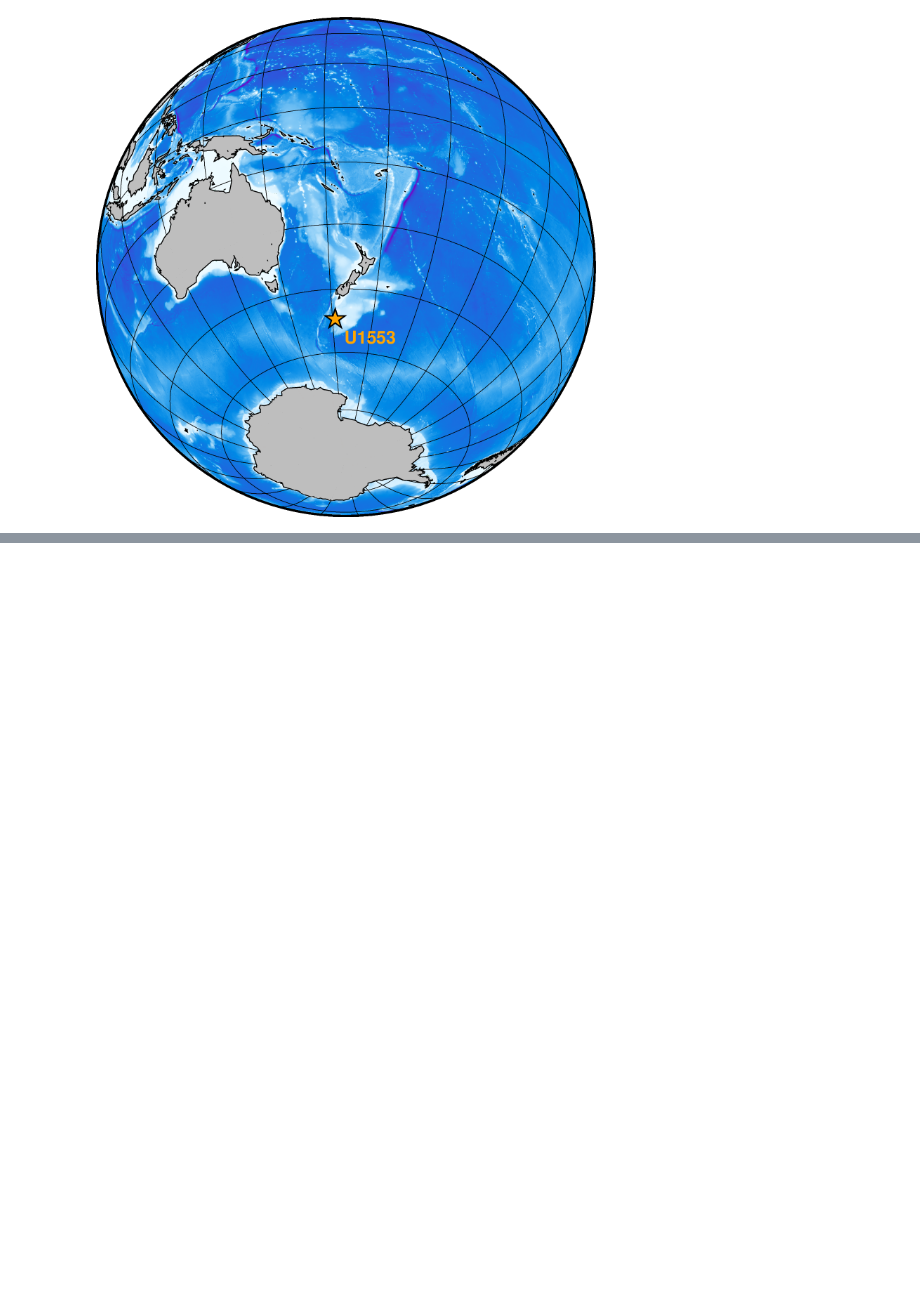
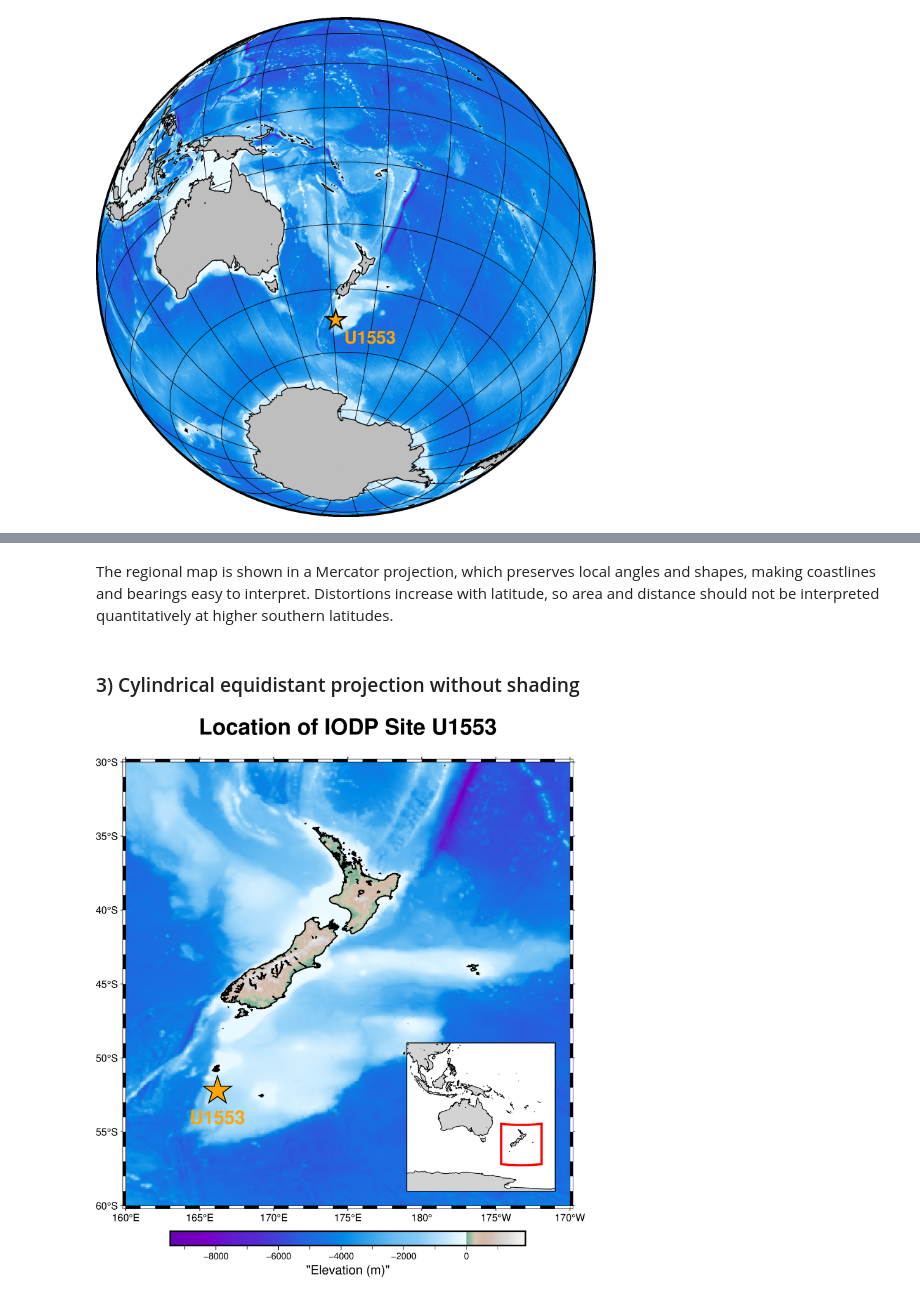
Before and after one commit to PaleoBN/paleo-eocene, a Jupyter notebook: notebooks/01_site_map_pygmt.ipynb, the cells around one changed output, grey strips where cells are left out. Saved outputs shown, nothing was run; the diff lists cells and outputs as text; code cells hidden in the pictures; blank space fills up the shorter version.

```diff
--- a/notebooks/01_site_map_pygmt.ipynb
+++ b/notebooks/01_site_map_pygmt.ipynb
@@ -16,0 +90,62 @@ fig.show()
+# %% [markdown]
+The regional map is shown in a Mercator projection, which preserves local angles and shapes, making coastlines and bearings easy to interpret. Distortions increase with latitude, so area and distance should not be interpreted quantitatively at higher southern latitudes.
+# %% [markdown]
+### 3) Cylindrical equidistant projection without shading
+# %%
+# Load Earth Relief
+# -----------------------------------------------------
+grad = pygmt.datasets.load_earth_relief(resolution="06m")
+fig = pygmt.Figure()
+
+# -----------------------------------------------------
+# Main Map (New Zealand region)
+# -----------------------------------------------------
+region_main = [160, 190, -60, -30]  # NZ region
+projection_main = "Q15c"            # Cylindrical Equidistant, 15 cm width
+
+fig.grdimage(
+    grid=grad,
+    region=region_main,
+    projection=projection_main,
+    cmap="terra",
+    shading=False,
+    frame=["af", "+tLocation of IODP Site U1553"]
+)
+
+fig.coast(
+    shorelines="1p,black",
+#    land="gray"
+)
+fig.plot(x=166.192, y=-52.225, style="a1c", fill="orange", pen="0.8p,black")
+fig.text(x=166.192, y=-54, text="U1553", font="18p,Helvetica-Bold, orange", justify="CM")
+
+fig.colorbar(frame='af+l"Elevation (m)"')
+
+
+# -----------------------------------------------------
+# Inset Map - Regional Zoom
+# -----------------------------------------------------
+with fig.inset(position="jBR+w5c+o0.5c", box="+p1p"):
+    # Define a regional extent around NZ (slightly larger than main map)
+    region_regional = [90, 200, -80, 30]  # Slight buffer
+    projection_inset = "Q5c"
+
+    fig.coast(
+        region=region_regional,
+        projection=projection_inset,
+        land="lightgray",
+        water="white",
+        shorelines="0.5p,black",
+        frame="af"
+    )
+
+    # Red rectangle marking main NZ map
+    fig.plot(
+        x=[region_main[0], region_main[1], region_main[1], region_main[0], region_main[0]],
+        y=[region_main[2], region_main[2], region_main[3], region_main[3], region_main[2]],
+        pen="2p,red"
+    )
+
+fig.show()
+# %% [output]
+[figure, added]
```
Also changed, not shown: parts of 7 cells of this notebook.
